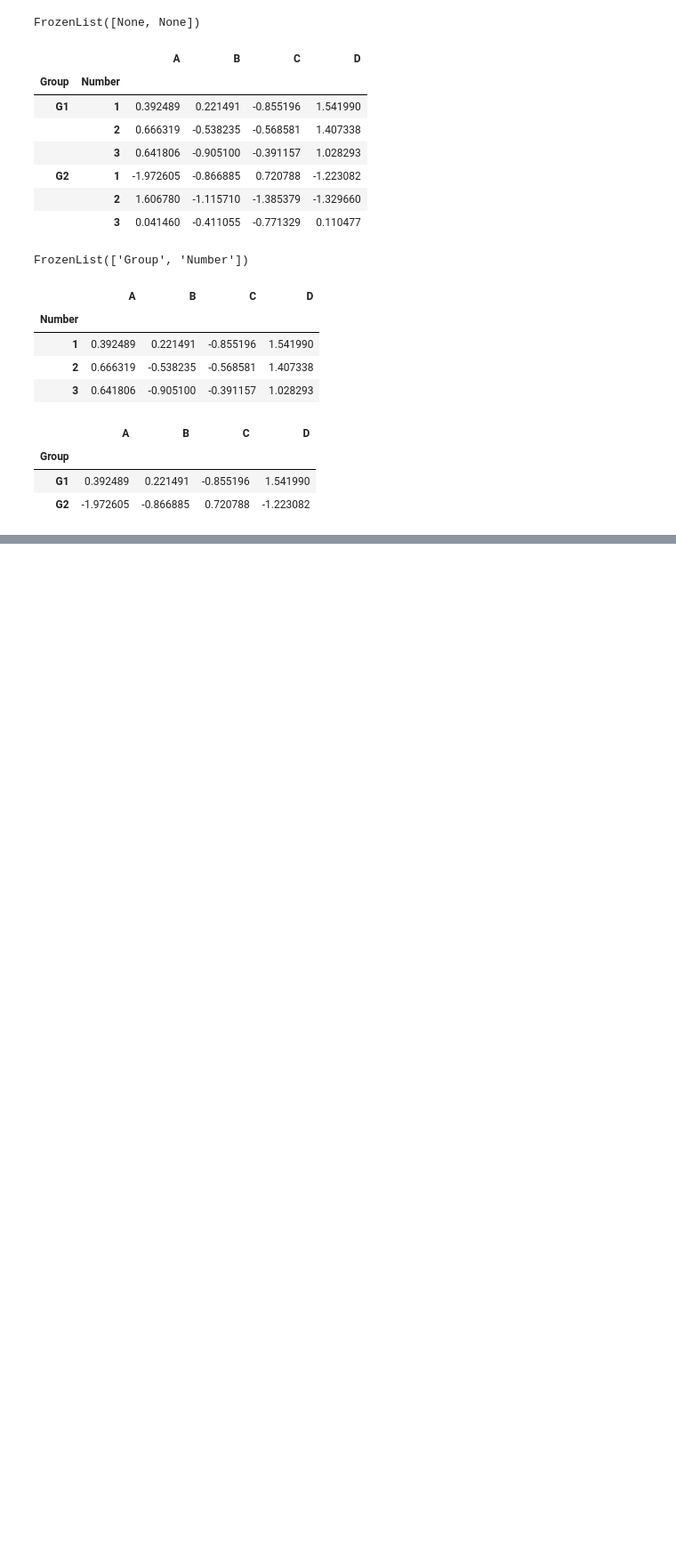
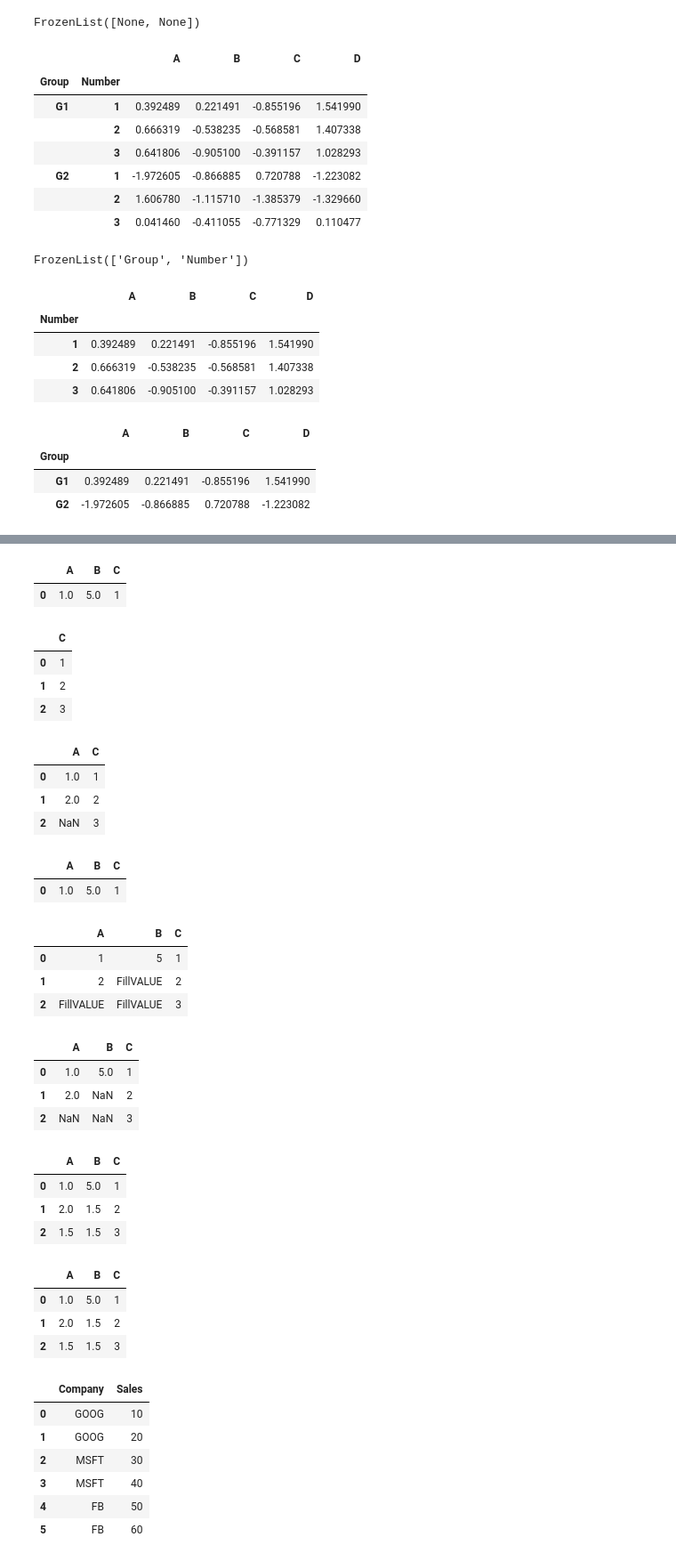
Before and after one commit to AvijoyHazra/Machine_Learning_lab, a Jupyter notebook: CSE-DS-Avijoy-Hazra-052-5th-Sem/Day-2.ipynb, the cells around one changed output, grey strips where cells are left out. Shown at 89% size. Cells and saved outputs as stored; diff of their text form; code cells hidden in the pictures; blank space fills up the shorter version.

```diff
--- a/CSE-DS-Avijoy-Hazra-052-5th-Sem/Day-2.ipynb
+++ b/CSE-DS-Avijoy-Hazra-052-5th-Sem/Day-2.ipynb
@@ -393,0 +425,52 @@ df.xs(1,level="Number")
+# %%
+df.dropna()
+# %% [output]
+|  | A | B | C |
+| 0 | 1.0 | 5.0 | 1 |
+# %%
+df.dropna(axis=1)
+# %% [output]
+|  | C |
+| 0 | 1 |
+| 1 | 2 |
+| 2 | 3 |
+# %%
+df.dropna(thresh=2,axis=1)
+# %% [output]
+|  | A | C |
+| 0 | 1.0 | 1 |
+| 1 | 2.0 | 2 |
+| 2 | NaN | 3 |
+# %%
+df.dropna(thresh=3)
+# %% [output]
+|  | A | B | C |
+| 0 | 1.0 | 5.0 | 1 |
+# %%
+df.fillna(value="FillVALUE")
+# %% [output]
+|  | A | B | C |
+| 0 | 1 | 5 | 1 |
+| 1 | 2 | FillVALUE | 2 |
+| 2 | FillVALUE | FillVALUE | 3 |
+# %%
+df
+# %% [output]
+|  | A | B | C |
+| 0 | 1.0 | 5.0 | 1 |
+| 1 | 2.0 | NaN | 2 |
+| 2 | NaN | NaN | 3 |
+# %%
+df.fillna(value=df['A'].median())
+# %% [output]
+|  | A | B | C |
+| 0 | 1.0 | 5.0 | 1 |
+| 1 | 2.0 | 1.5 | 2 |
+| 2 | 1.5 | 1.5 | 3 |
+# %%
+df.fillna(value=(df["A"].mean()))
+# %% [output]
+|  | A | B | C |
+| 0 | 1.0 | 5.0 | 1 |
+| 1 | 2.0 | 1.5 | 2 |
+| 2 | 1.5 | 1.5 | 3 |
@@ -393,0 +479,10 @@ df.xs(1,level="Number")
+# %%
+df
+# %% [output]
+|  | Company | Sales |
+| 0 | GOOG | 10 |
+| 1 | GOOG | 20 |
+| 2 | MSFT | 30 |
+| 3 | MSFT | 40 |
+| 4 | FB | 50 |
+| 5 | FB | 60 |
```
Also changed, not shown: parts of 13 cells of this notebook.
